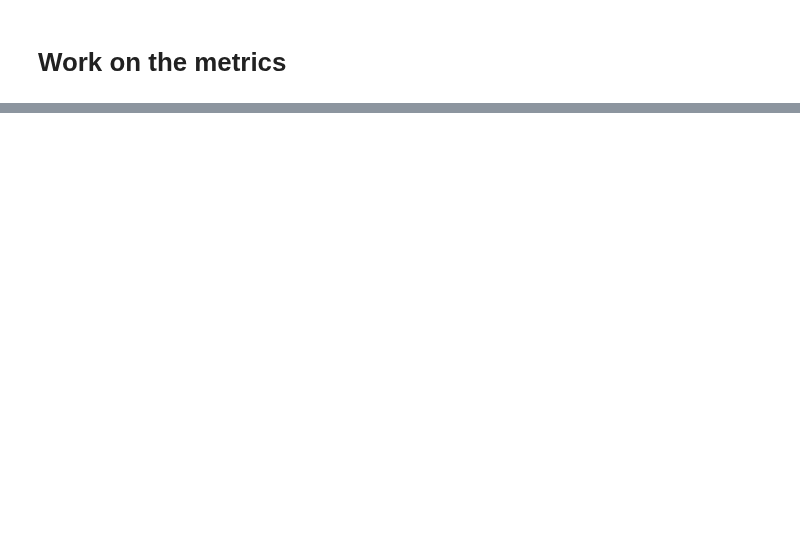
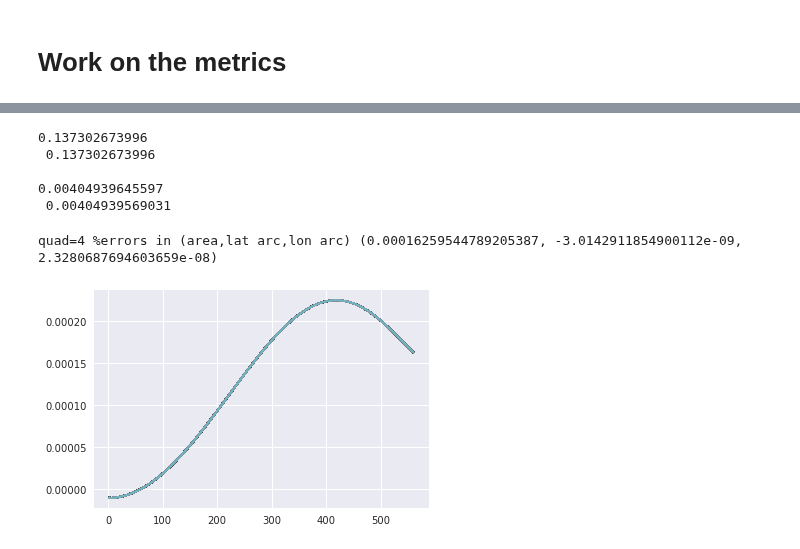
Before and after one commit to nikizadehgfdl/grid_generation, a Jupyter notebook: jupynotebooks/southern_displaced_pole_cap_grid-new.ipynb, the cells around one changed output, grey strips where cells are left out. Cells and saved outputs as stored; diff of their text form; code cells hidden in the pictures; blank space fills up the shorter version.

```diff
--- a/jupynotebooks/southern_displaced_pole_cap_grid-new.ipynb
+++ b/jupynotebooks/southern_displaced_pole_cap_grid-new.ipynb
@@ -446,0 +447,50 @@ quad=4 %errors in (area,lat arc,lon arc) (0.00016258102335977065, 8.561523110052
+# %%
+def metrics_error2(dx_,dy_,area_,Ni,lat1,lat2=90,Re=_default_Re,bipolar=False,displaced_pole=-999):
+    exact_area = 2*np.pi*(Re**2)*np.abs(np.sin(lat2*PI_180)-np.sin(lat1*PI_180))
+    exact_lat_arc_length = np.abs(lat2-lat1)*PI_180*Re
+    exact_lon_arc_length = np.cos(lat1*PI_180) *2*np.pi*Re
+    grid_lat_arc_length = np.sum(dy_[:,Ni//4])
+    grid_lon_arc_length = np.sum(dx_[0,:])
+    if(lat1>lat2):
+        grid_lon_arc_length = np.sum(dx_[-1,:])
+    if(bipolar):
+        #length of the fold
+        grid_lon_arc_length2 = np.sum(dx_[-1,:])
+        #This must be 4*grid_lat_arc_length
+        lon_arc2_error = 100*(grid_lon_arc_length2/4 - exact_lat_arc_length)/exact_lat_arc_length
+    area_error = 100*(np.sum(area_)-exact_area)/exact_area
+    lat_arc_error = 100*(grid_lat_arc_length - exact_lat_arc_length)/exact_lat_arc_length
+    lon_arc_error = 100*(grid_lon_arc_length -  exact_lon_arc_length)/exact_lon_arc_length
+#    print(exact_lon_arc_length)
+#    print(grid_lon_arc_length)
+    if(displaced_pole != -999):
+        antipole=displaced_pole+Ni//2
+        if(displaced_pole>Ni//2):
+            antipole=displaced_pole-Ni//2
+        grid_lat_arc_length = np.sum(dy_[:,displaced_pole]) + np.sum(dy_[:,antipole])
+        lat_arc_error = 100*(grid_lat_arc_length - 2.*exact_lat_arc_length)/exact_lat_arc_length
+#        print(2.*exact_lat_arc_length)
+#        print(grid_lat_arc_length)
+
+        cap_area = lambda perimeter: 2*np.pi*(Re**2)*np.abs(1.-np.sqrt(1-(perimeter/2./np.pi/Re)**2))
+        print(exact_area,"\n",cap_area(exact_lon_arc_length),"\n")
+        print(np.sum(area_[:100,:]),"\n",cap_area(np.sum(dx_[100,:])),"\n")
+        error=np.ones(dx_.shape)
+        for j in range(0,dx_.shape[0]):
+            area_cap = cap_area(np.sum(dx_[j,:]))
+            error[j] = 100*(np.sum(area_[:j,:])-area_cap)/area_cap
+        plt.plot(error)
+    if(bipolar):
+        return area_error,lat_arc_error,lon_arc_error,lon_arc2_error
+    else:
+        return area_error,lat_arc_error,lon_arc_error
+
+print("quad=4 %errors in (area,lat arc,lon arc)", metrics_error2(dx_q, dy_q, da_q,   Ni, lat1=y_s[-1,0], lat2=-90.,Re=1,displaced_pole=poles_i))
+# %% [output]
+0.137302673996
+ 0.137302673996
+
+0.00404939645597
+ 0.00404939569031
+quad=4 %errors in (area,lat arc,lon arc) (0.00016259544789205387, -3.0142911854900112e-09, 2.3280687694603659e-08)
+[figure, added]
```
Also changed, not shown: parts of 3 cells of this notebook.
